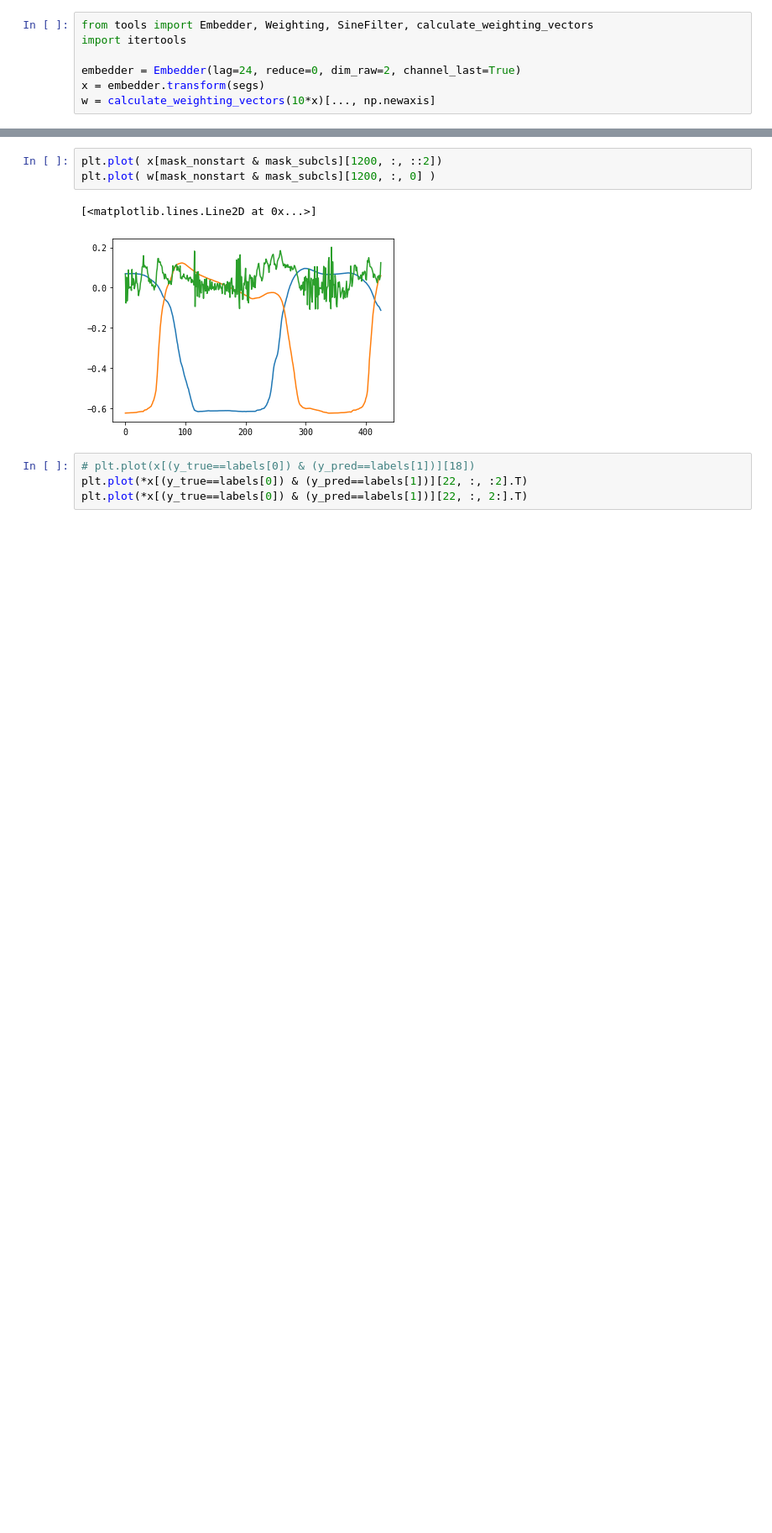
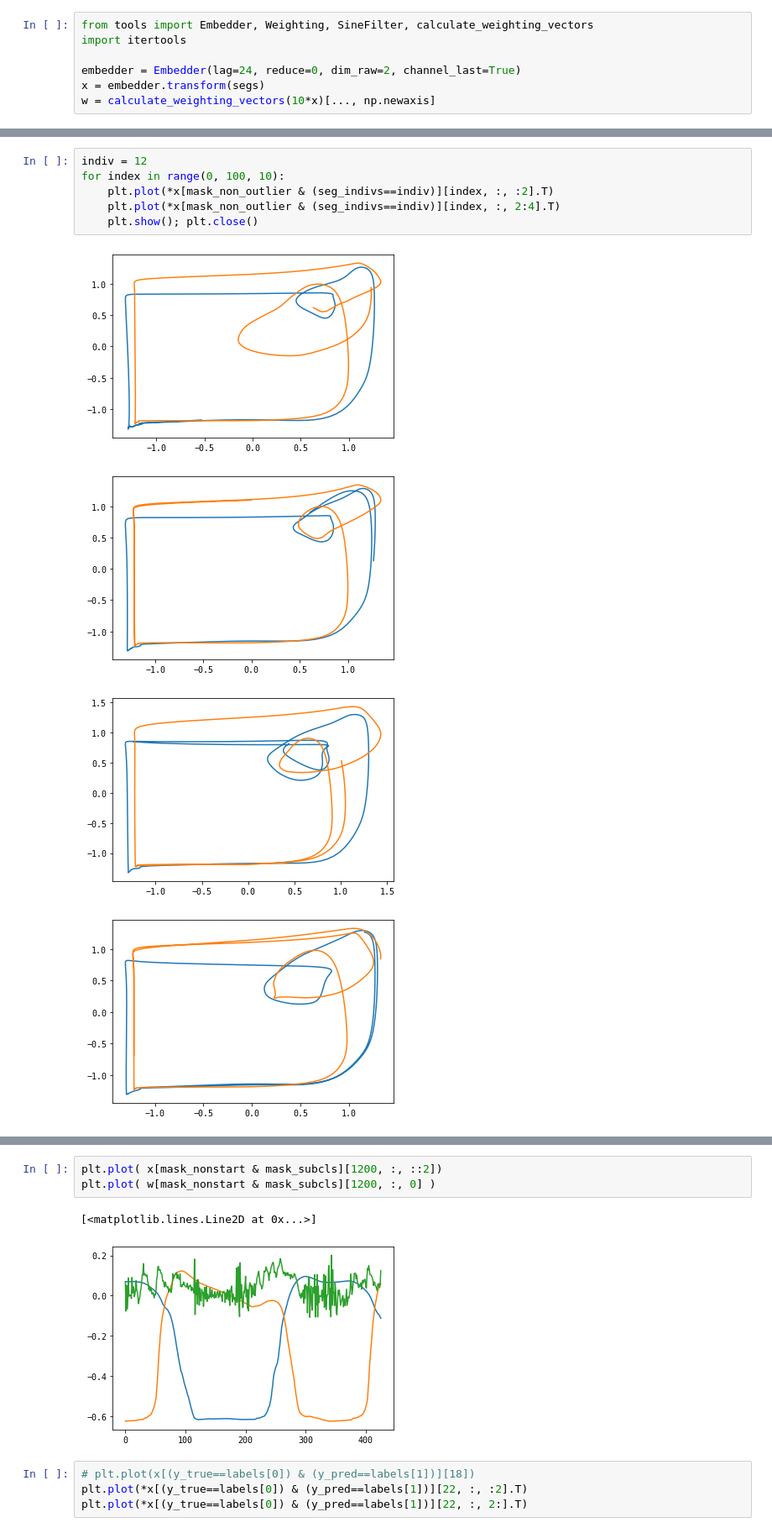
Before and after one commit to sinwall/geoml, a Jupyter notebook: gait.ipynb, the cells around one changed output, grey strips where cells are left out. Shown at 84% size. Saved outputs shown, nothing was run; the diff lists cells and outputs as text; blank space fills up the shorter version.

```diff
--- a/gait.ipynb
+++ b/gait.ipynb
@@ -165,0 +250,11 @@ print(confusion_matrix(y_true[mask_subcls & mask_nonstart], y_pred[mask_subcls &
+# %%
+indiv = 12
+for index in range(0, 100, 10):
+    plt.plot(*x[mask_non_outlier & (seg_indivs==indiv)][index, :, :2].T)
+    plt.plot(*x[mask_non_outlier & (seg_indivs==indiv)][index, :, 2:4].T)
+    plt.show(); plt.close()
+# %% [output]
+[figure, added]
+[figure, added]
+[figure, added]
+[figure, added]
```
Also changed, not shown: parts of 16 cells of this notebook.
